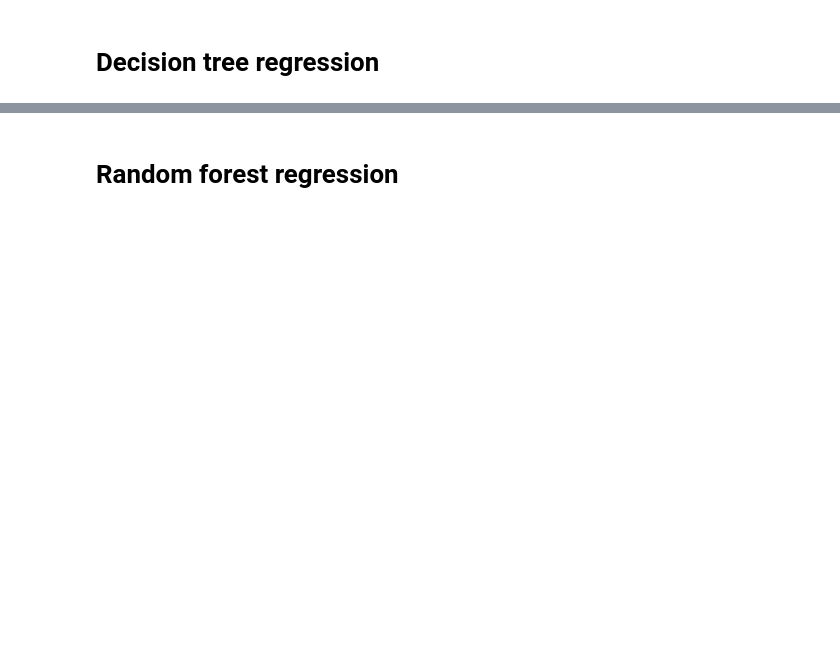
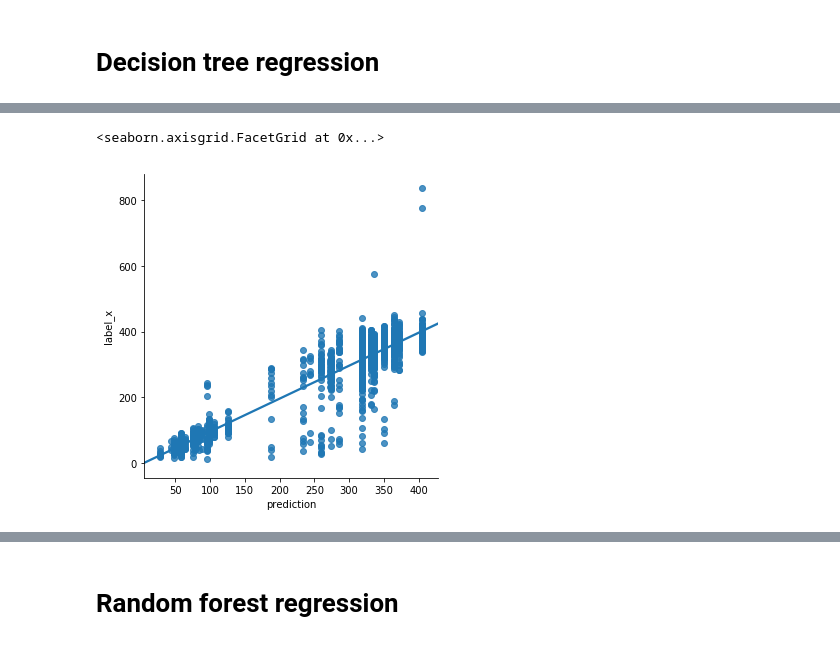
Before and after one commit to dataBikeHsUlm/MapReduce, a Jupyter notebook: Data_Profiling/spark_algorthms.ipynb, the cells around one changed output, grey strips where cells are left out. Cells and saved outputs as stored; diff of their text form; code cells hidden in the pictures; blank space fills up the shorter version.

Commit message:
Spark algorithms plots

```diff
--- a/Data_Profiling/spark_algorthms.ipynb
+++ b/Data_Profiling/spark_algorthms.ipynb
@@ -163,7 +209,7 @@ root
  |-- features: vector (nullable = true)
 # %%
 # Keep relevant columns
-selectedcols = ["features", "label"]
+selectedcols = ["features", "label","Day"]
 dataset = preppedDataDF.select(selectedcols)
 display(dataset)
 # %% [output]
@@ -423,11 +324,11 @@ from pyspark.ml.evaluation import RegressionEvaluator
 # Automatically identify categorical features, and index them.
 # We specify maxCategories so features with > 4 distinct values are treated as continuous.
 featureIndexer =\
-    VectorIndexer(inputCol="features", outputCol="indexedFeatures", maxCategories=4).fit(dataset)
+    VectorIndexer(inputCol="features", outputCol="indexedFeatures", maxCategories=4).fit(trainingData)
 
 
 # Train a DecisionTree model.
-dt = DecisionTreeRegressor(featuresCol="indexedFeatures")
+dt = DecisionTreeRegressor(featuresCol="indexedFeatures",impurity='variance')
 
 # Chain indexer and tree in a Pipeline
 pipeline = Pipeline(stages=[featureIndexer, dt])
@@ -436,18 +337,22 @@ pipeline = Pipeline(stages=[featureIndexer, dt])
 model = pipeline.fit(trainingData)
 
 # Make predictions.
-predictions = model.transform(testData)
+predictions_dt_test = model.transform(testData)
+# Select example rows to display.
+pred_dt_test= predictions_dt_test.select("prediction", "label" ,"Day").orderBy('Day', ascending=True).toPandas()
+
 
 # Select example rows to display.
-predictions.select("prediction", "label", "features").show(5)
+#predictions.select("prediction", "label", "features").show(5)
 
 # Select (prediction, true label) and compute test error
 evaluator = RegressionEvaluator(
     labelCol="label", predictionCol="prediction", metricName="rmse")
-rmse = evaluator.evaluate(predictions)
+rmse = evaluator.evaluate(predictions_dt_test)
 print("Root Mean Squared Error (RMSE) on test data = %g" % rmse)
 
 treeModel = model.stages[1]
 # summary only
 print(treeModel)
+pred_dt_test.head()
 # %% [output]
@@ -466,0 +371,18 @@ DecisionTreeRegressionModel (uid=DecisionTreeRegressor_58ea3674f6aa) of depth 5
+# %%
+predictions_dt_training = model.transform(trainingData)
+# Select example rows to display.
+pred_dt_training= predictions_dt_training.select("prediction", "label" ,"Day").orderBy('Day', ascending=True).toPandas()
+
+
+# Select example rows to display.
+#predictions.select("prediction", "label", "features").show(5)
+
+# Select (prediction, true label) and compute test error
+evaluator = RegressionEvaluator(
+    labelCol="label", predictionCol="prediction", metricName="rmse")
+rmse = evaluator.evaluate(predictions_dt_training)
+print("Root Mean Squared Error (RMSE) on training data = %g" % rmse)
+
+#treeModel = model.stages[1]
+# summary only
+pred_dt_training.head()
@@ -466,0 +402,4 @@ DecisionTreeRegressionModel (uid=DecisionTreeRegressor_58ea3674f6aa) of depth 5
+# %%
+output_dt_bis = pd.merge(pred_dt_test,pred_dt_training, how='outer').sort_values('Day', ascending=True)
+output_dt = pd.merge(df_bis, output_dt_bis, how='outer', on='Day')
+output_dt.head()
@@ -466,0 +439,7 @@ DecisionTreeRegressionModel (uid=DecisionTreeRegressor_58ea3674f6aa) of depth 5
+# %%
+import seaborn as sns
+
+sns.lmplot(x='prediction', y='label_x', data=output_dt)
+# %% [output]
+<seaborn.axisgrid.FacetGrid at 0x...>
+[figure, added]
```
Also changed, not shown: parts of 71 cells of this notebook.
